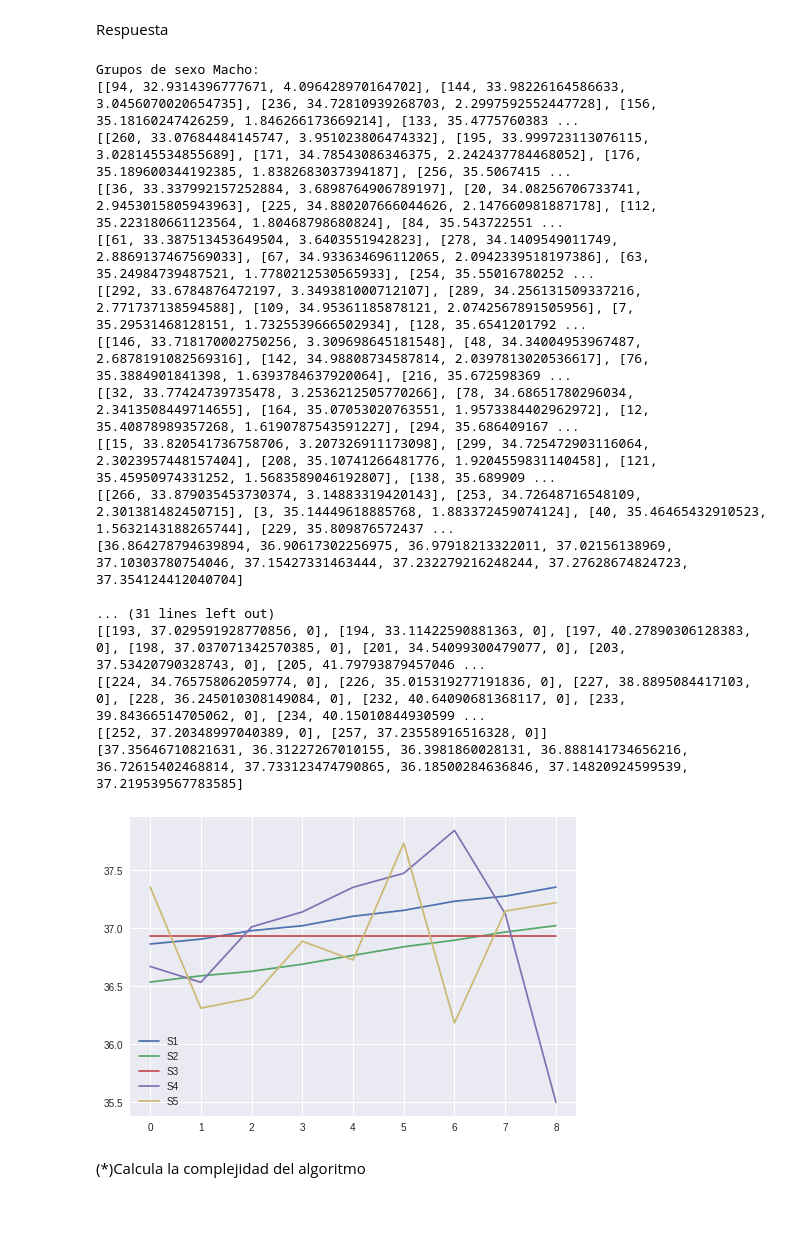
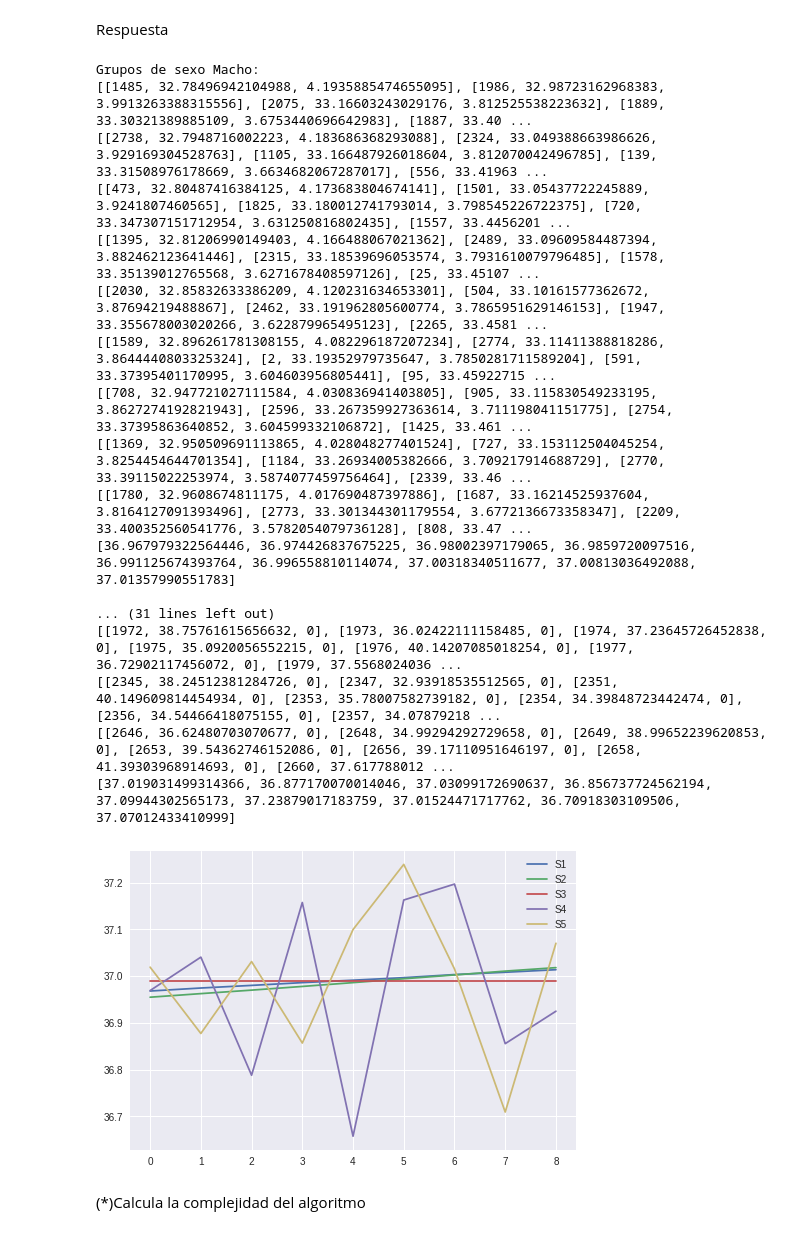
Before and after one commit to a-afonso/03MAIR-Algoritmos-de-optimizacion, a Jupyter notebook: SEMINARIO/SEMINARIO_Augusto_Afonso.ipynb, the cells around one changed output. Cells and saved outputs as stored; diff of their text form; code cells hidden in the pictures.

```diff
--- a/SEMINARIO/SEMINARIO_Augusto_Afonso.ipynb
+++ b/SEMINARIO/SEMINARIO_Augusto_Afonso.ipynb
@@ -232,7 +232,7 @@ def print_graph(S1, S2, S3, S4, S5):
 
 
 # Inicialización de variables globales
-nIndividuals = 300
+nIndividuals = 3000
 nTreats = 3
 nGroups = 3
 
@@ -303,7 +303,7 @@ def do_problem1(MUESTRA, nTreats, nGroups, options):
       TEMP_1 = []
       TEMP_2 = []
       i = 0
-      while i <= nAnimalsSex-nAnimalsGroup+1:
+      while i < nAnimalsSex:
         if i % nAnimalsGroup == 0:
           TEMP_2 = []
 
@@ -347,48 +347,48 @@ print(LPF)
 print()
 
 m = (np.mean(LPM) + np.mean(LPF)) / 2
 
 # Calcula e imprime los grupos sin ordenar
 agrupaciones = do_problem1(MUESTRA, nTreats, nGroups, '')
 
 print('Grupos de sexo Macho: ')
 LPMU = []
 for i in agrupaciones[0]:
   p_medio = np.mean(i, axis=0)[1]
   LPMU.append(p_medio)
   print(i)
 print(LPMU)
 print()
 
 print('Grupos de sexo Hembra: ')
 LPFU = []
 for i in agrupaciones[1]:
   p_medio = np.mean(i, axis=0)[1]
   LPFU.append(p_medio)
   print(i)
 print(LPFU)
 print()
 
 print_graph(LPM, LPF, [m for _ in range(9)], LPMU, LPFU)
 # %% [output]
 Grupos de sexo Macho:
-[[94, 32.9314396777671, 4.096428970164702], [144, 33.98226164586633, 3.0456070020654735], [236, 34.72810939268703, 2.2997592552447728], [156, 35.18160247426259, 1.846266173669214], [133, 35.4775760383 ...
-[[260, 33.07684484145747, 3.951023806474332], [195, 33.999723113076115, 3.028145534855689], [171, 34.78543086346375, 2.242437784468052], [176, 35.189600344192385, 1.8382683037394187], [256, 35.5067415 ...
-[[36, 33.337992157252884, 3.6898764906789197], [20, 34.08256706733741, 2.9453015805943963], [225, 34.880207666044626, 2.147660981887178], [112, 35.223180661123564, 1.80468798680824], [84, 35.543722551 ...
-[[61, 33.387513453649504, 3.6403551942823], [278, 34.1409549011749, 2.8869137467569033], [67, 34.933634696112065, 2.0942339518197386], [63, 35.24984739487521, 1.7780212530565933], [254, 35.55016780252 ...
-[[292, 33.6784876472197, 3.349381000712107], [289, 34.256131509337216, 2.771737138594588], [109, 34.95361185878121, 2.0742567891505956], [7, 35.29531468128151, 1.7325539666502934], [128, 35.6541201792 ...
-[[146, 33.718170002750256, 3.309698645181548], [48, 34.34004953967487, 2.6878191082569316], [142, 34.98808734587814, 2.0397813020536617], [76, 35.3884901841398, 1.6393784637920064], [216, 35.672598369 ...
-[[32, 33.77424739735478, 3.2536212505770266], [78, 34.68651780296034, 2.3413508449714655], [164, 35.07053020763551, 1.9573384402962972], [12, 35.40878989357268, 1.6190787543591227], [294, 35.686409167 ...
-[[15, 33.820541736758706, 3.207326911173098], [299, 34.725472903116064, 2.3023957448157404], [208, 35.10741266481776, 1.9204559831140458], [121, 35.45950974331252, 1.5683589046192807], [138, 35.689909 ...
-[[266, 33.879035453730374, 3.14883319420143], [253, 34.72648716548109, 2.301381482450715], [3, 35.14449618885768, 1.883372459074124], [40, 35.46465432910523, 1.5632143188265744], [229, 35.809876572437 ...
-[36.864278794639894, 36.90617302256975, 36.97918213322011, 37.02156138969, 37.10303780754046, 37.15427331463444, 37.232279216248244, 37.27628674824723, 37.354124412040704]
+[[1485, 32.78496942104988, 4.1935885474655095], [1986, 32.98723162968383, 3.9913263388315556], [2075, 33.16603243029176, 3.812525538223632], [1889, 33.30321389885109, 3.6753440696642983], [1887, 33.40 ...
+[[2738, 32.7948716002223, 4.183686368293088], [2324, 33.049388663986626, 3.929169304528763], [1105, 33.166487926018604, 3.812070042496785], [139, 33.31508976178669, 3.6634682067287017], [556, 33.41963 ...
+[[473, 32.80487416384125, 4.173683804674141], [1501, 33.05437722245889, 3.9241807460565], [1825, 33.180012741793014, 3.798545226722375], [720, 33.347307151712954, 3.631250816802435], [1557, 33.4456201 ...
+[[1395, 32.81206990149403, 4.166488067021362], [2489, 33.09609584487394, 3.882462123641446], [2315, 33.18539696053574, 3.7931610079796485], [1578, 33.35139012765568, 3.6271678408597126], [25, 33.45107 ...
+[[2030, 32.85832633386209, 4.120231634653301], [504, 33.10161577362672, 3.87694219488867], [2462, 33.191962805600774, 3.7865951629146153], [1947, 33.355678003020266, 3.622879965495123], [2265, 33.4581 ...
+[[1589, 32.896261781308155, 4.082296187207234], [2774, 33.11411388818286, 3.8644440803325324], [2, 33.19352979735647, 3.7850281711589204], [591, 33.37395401170995, 3.604603956805441], [95, 33.45922715 ...
+[[708, 32.947721027111584, 4.030836941403805], [905, 33.115830549233195, 3.8627274192821943], [2596, 33.267359927363614, 3.711198041151775], [2754, 33.37395863640852, 3.604599332106872], [1425, 33.461 ...
+[[1369, 32.950509691113865, 4.028048277401524], [727, 33.153112504045254, 3.8254454644701354], [1184, 33.26934005382666, 3.709217914688729], [2770, 33.39115022253974, 3.5874077459756464], [2339, 33.46 ...
+[[1780, 32.9608674811175, 4.017690487397886], [1687, 33.16214525937604, 3.8164127091393496], [2773, 33.301344301179554, 3.6772136673358347], [2209, 33.400352560541776, 3.5782054079736128], [808, 33.47 ...
+[36.967979322564446, 36.974426837675225, 36.98002397179065, 36.9859720097516, 36.991125674393764, 36.996558810114074, 37.00318340511677, 37.00813036492088, 37.01357990551783]
 
 ... (31 lines left out)
-[[193, 37.029591928770856, 0], [194, 33.11422590881363, 0], [197, 40.27890306128383, 0], [198, 37.037071342570385, 0], [201, 34.54099300479077, 0], [203, 37.53420790328743, 0], [205, 41.79793879457046 ...
-[[224, 34.765758062059774, 0], [226, 35.015319277191836, 0], [227, 38.8895084417103, 0], [228, 36.245010308149084, 0], [232, 40.64090681368117, 0], [233, 39.84366514705062, 0], [234, 40.15010844930599 ...
-[[252, 37.20348997040389, 0], [257, 37.23558916516328, 0]]
-[37.35646710821631, 36.31227267010155, 36.3981860028131, 36.888141734656216, 36.72615402468814, 37.733123474790865, 36.18500284636846, 37.14820924599539, 37.219539567783585]
+[[1972, 38.75761615656632, 0], [1973, 36.02422111158485, 0], [1974, 37.23645726452838, 0], [1975, 35.0920056552215, 0], [1976, 40.14207085018254, 0], [1977, 36.72902117456072, 0], [1979, 37.5568024036 ...
+[[2345, 38.24512381284726, 0], [2347, 32.93918535512565, 0], [2351, 40.149609814454934, 0], [2353, 35.78007582739182, 0], [2354, 34.39848723442474, 0], [2356, 34.54466418075155, 0], [2357, 34.07879218 ...
+[[2646, 36.62480703070677, 0], [2648, 34.99294292729658, 0], [2649, 38.99652239620853, 0], [2653, 39.54362746152086, 0], [2656, 39.17110951646197, 0], [2658, 41.39303968914693, 0], [2660, 37.617788012 ...
+[37.019031499314366, 36.877170070014046, 37.03099172690637, 36.856737724562194, 37.09944302565173, 37.23879017183759, 37.01524471717762, 36.70918303109506, 37.07012433410999]
-[figure, old version]
+[figure, new version]
 # %% [markdown]
 (*)Calcula la complejidad del algoritmo
 # %% [markdown]
```
